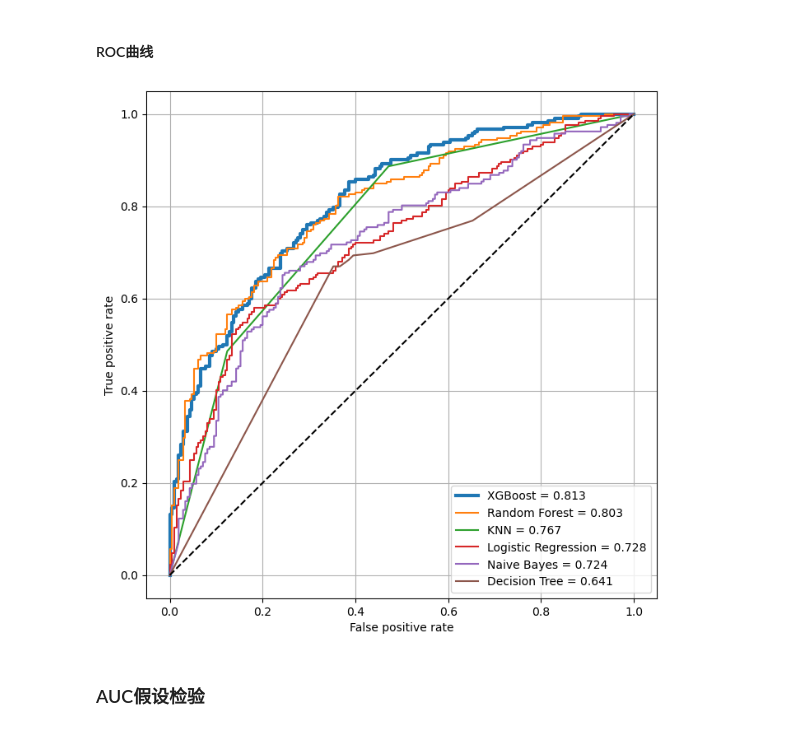
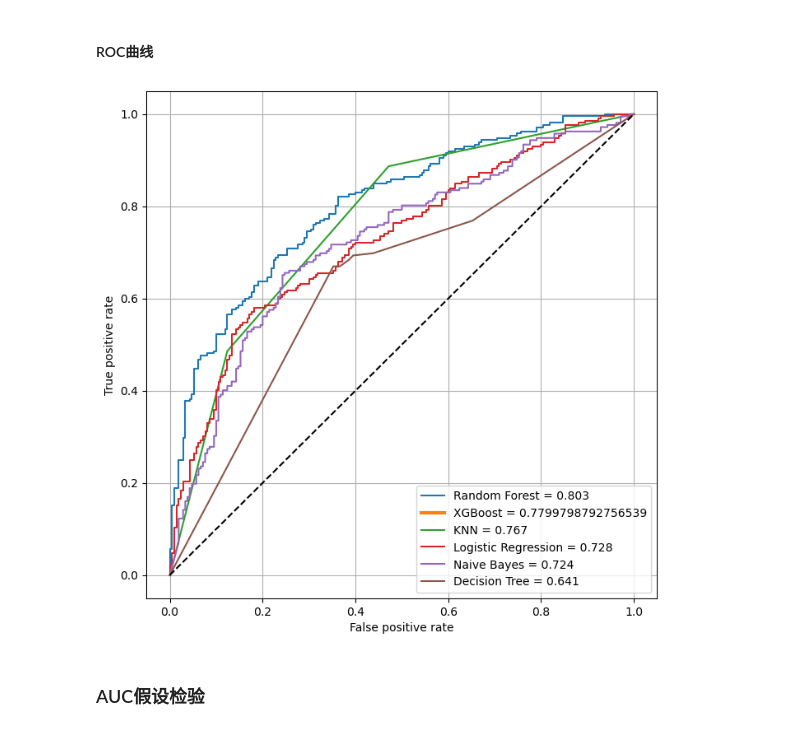
Before and after one commit to Step2312/Code, a Jupyter notebook: dpn/dpn-版本11987.ipynb, the cells around one changed output. Saved outputs shown, nothing was run; the diff lists cells and outputs as text; code cells hidden in the pictures.

```diff
--- a/dpn/dpn-版本11987.ipynb
+++ b/dpn/dpn-版本11987.ipynb
@@ -1031,30 +1040,30 @@ nb_score
 #### ROC曲线
 # %%
 auc_score = {
-    'XGBoost':[xgb_fpr,xgb_tpr,xgb_score],
+    'XGBoost':AUC_XGB,
     # 'SVM':[svc_fpr,svc_tpr,svc_score],
     'Logistic Regression':[lr_fpr,lr_tpr,lr_score],
     'Random Forest':[rf_fpr,rf_tpr,rf_score],
     'KNN':[knn_fpr,knn_tpr,knn_score],
     'Decision Tree':[dt_fpr,dt_tpr,dt_score],
     'Naive Bayes':[nb_fpr,nb_tpr,nb_score]
 }
 auc_score = sorted(auc_score.items(),key=lambda x:x[1][2],reverse=True)
 plt.figure(figsize=(8,8))
 for name,value in auc_score:
     if name == 'XGBoost':
         plt.plot(value[0],value[1],label=f'{name} = {value[2]}',lw=3)
     else:
         plt.plot(value[0],value[1],label=f'{name} = {value[2]}')
 plt.plot([0,1],[0,1],color='black',linestyle='--')
 plt.ylabel('True positive rate')
 plt.xlabel('False positive rate')
 plt.grid()
 plt.legend()
 plt.savefig('../output/picture/roc_curve.tiff',dpi=300,format='tiff')
 plt.show()
 # %% [output]
-[figure, old version]
+[figure, new version]
 # %% [markdown]
 ### AUC假设检验
 # %%
```
Also changed, not shown: parts of 18 cells of this notebook, 15 other files.
